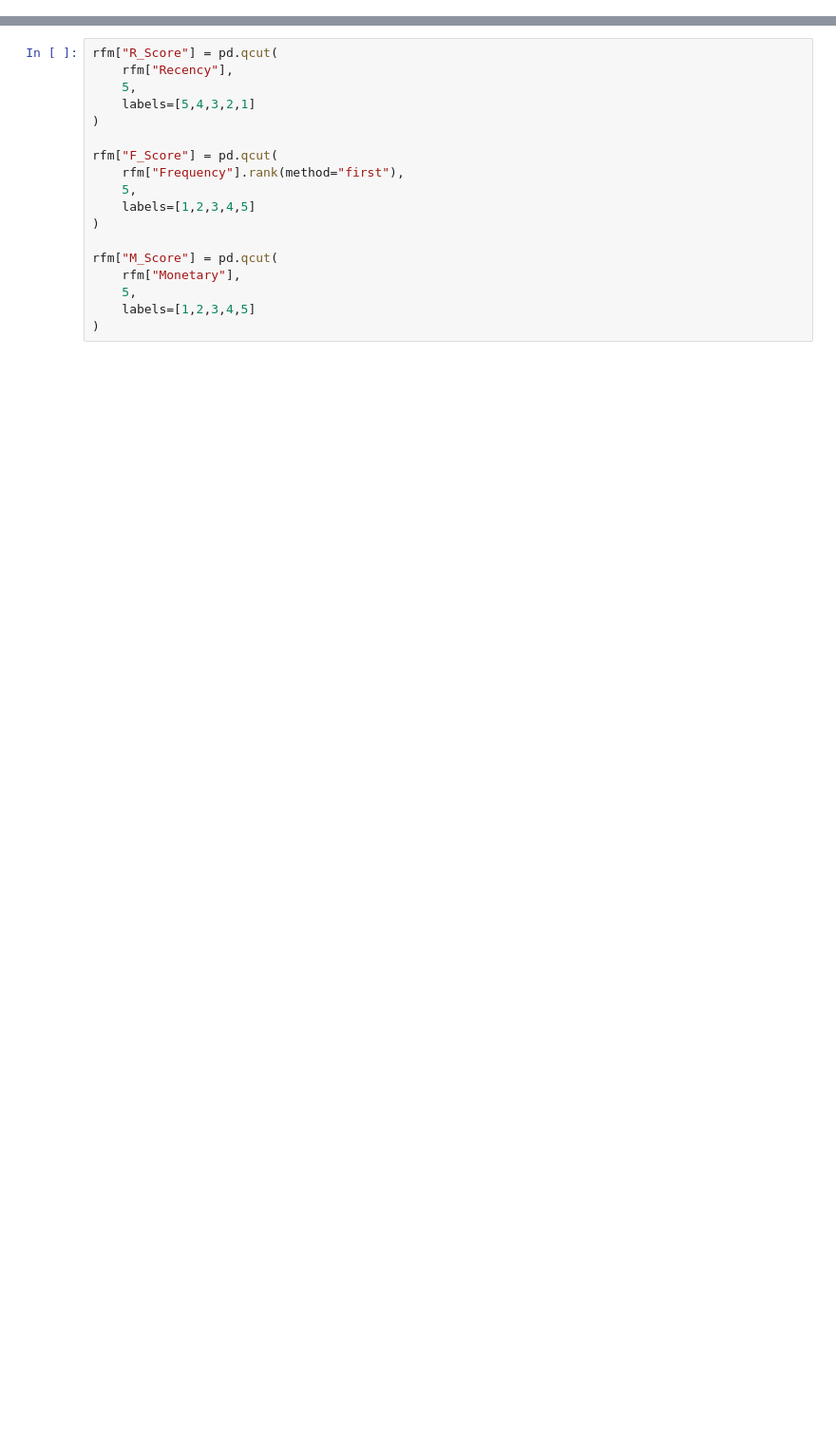
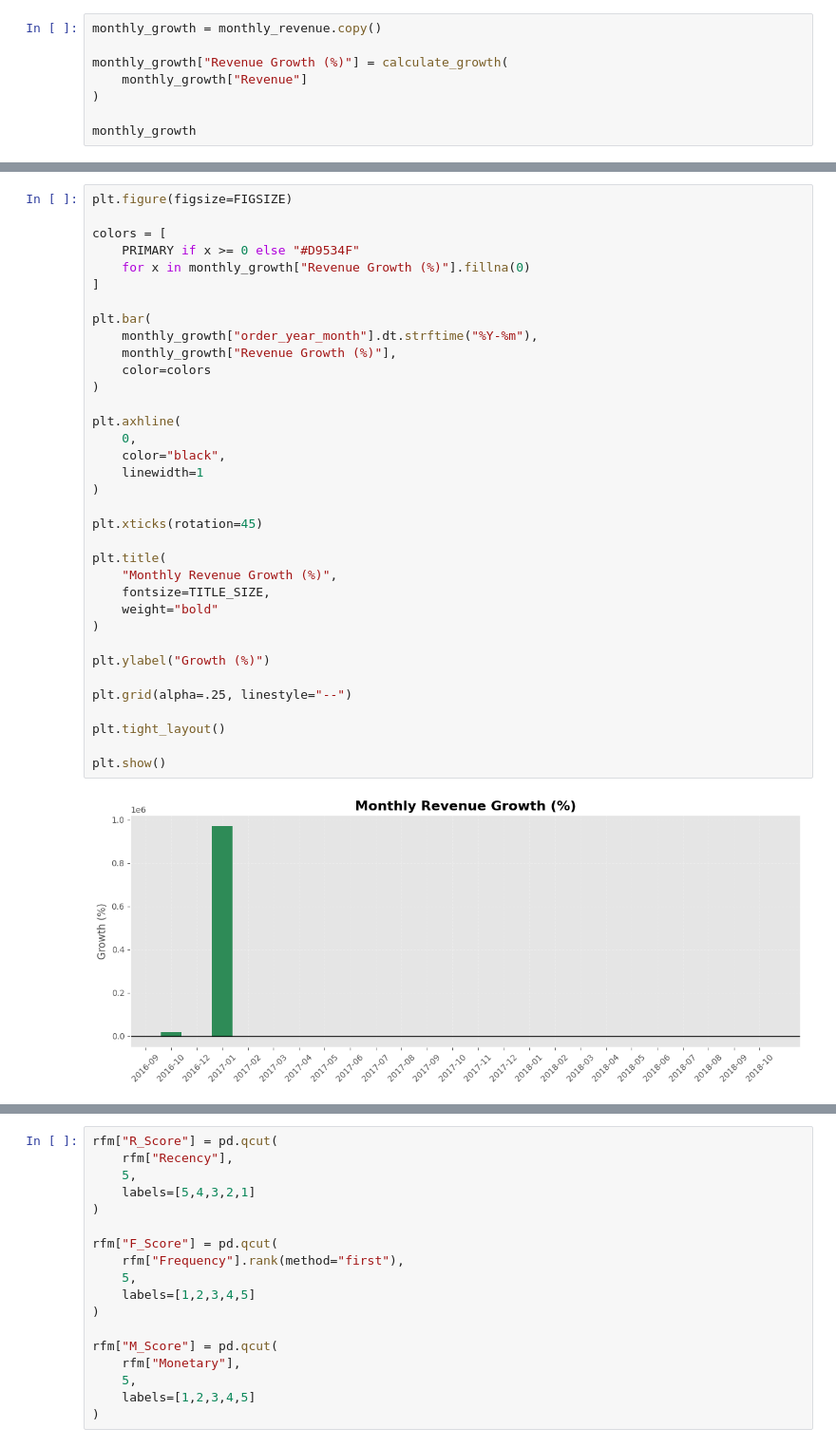
Before and after one commit to CepinMarsal/E-commerce_BusinessAnalysis, a Jupyter notebook: notebooks/02_exploratory_data_analysis.ipynb, the cells around one changed output, grey strips where cells are left out. Shown at 95% size. Saved outputs shown, nothing was run; the diff lists cells and outputs as text; blank space fills up the shorter version.

```diff
--- a/notebooks/02_exploratory_data_analysis.ipynb
+++ b/notebooks/02_exploratory_data_analysis.ipynb
@@ -1175,0 +590,8 @@ rfm.describe()
+# %%
+monthly_growth = monthly_revenue.copy()
+
+monthly_growth["Revenue Growth (%)"] = calculate_growth(
+    monthly_growth["Revenue"]
+)
+
+monthly_growth
@@ -1175,0 +616,37 @@ rfm.describe()
+# %%
+plt.figure(figsize=FIGSIZE)
+
+colors = [
+    PRIMARY if x >= 0 else "#D9534F"
+    for x in monthly_growth["Revenue Growth (%)"].fillna(0)
+]
+
+plt.bar(
+    monthly_growth["order_year_month"].dt.strftime("%Y-%m"),
+    monthly_growth["Revenue Growth (%)"],
+    color=colors
+)
+
+plt.axhline(
+    0,
+    color="black",
+    linewidth=1
+)
+
+plt.xticks(rotation=45)
+
+plt.title(
+    "Monthly Revenue Growth (%)",
+    fontsize=TITLE_SIZE,
+    weight="bold"
+)
+
+plt.ylabel("Growth (%)")
+
+plt.grid(alpha=.25, linestyle="--")
+
+plt.tight_layout()
+
+plt.show()
+# %% [output]
+[figure, added]
```
Also changed, not shown: parts of 232 cells of this notebook, 16 other files.
